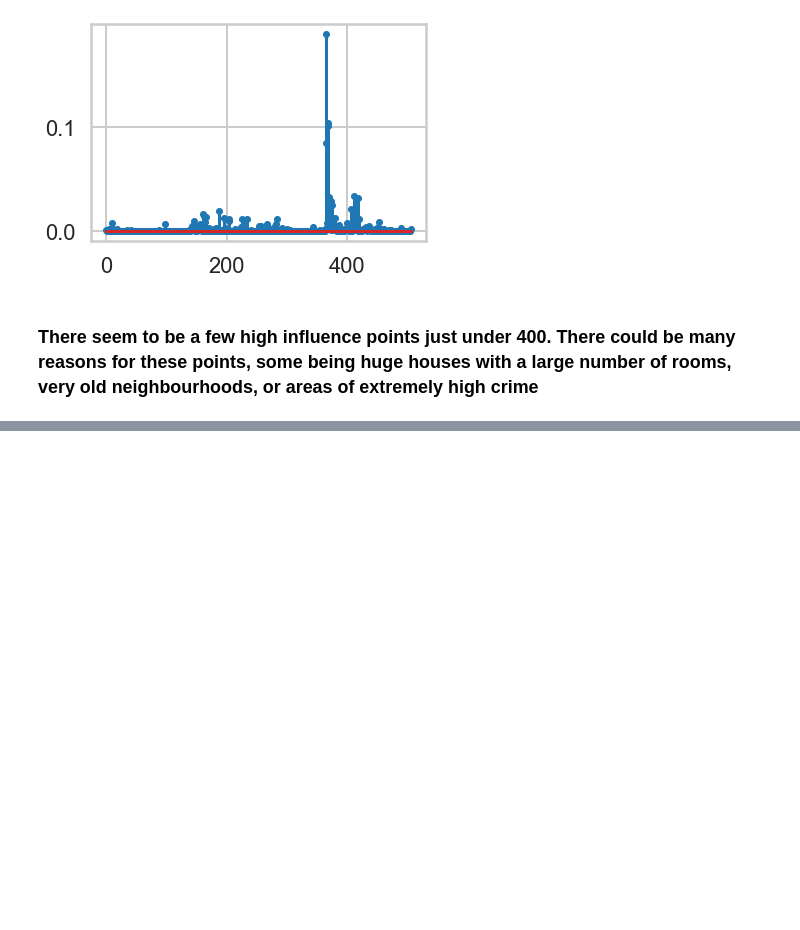
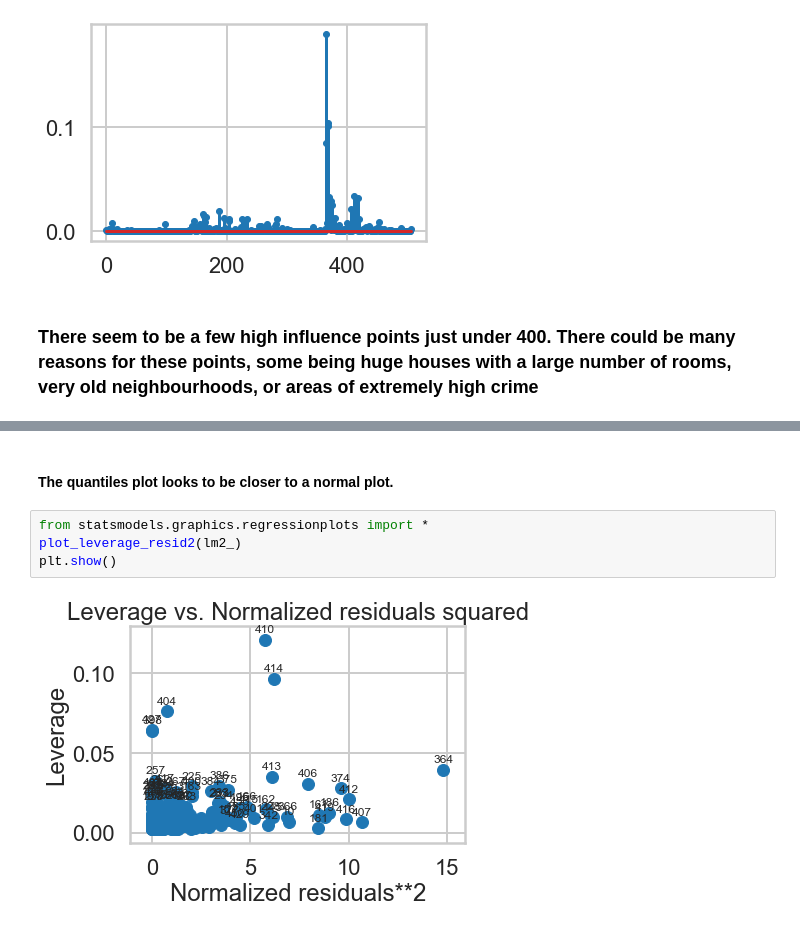
Before and after one commit to andrewyyip/Springboard-CT, a Jupyter notebook: Mini_Project_Linear_Regression.ipynb, the cells around one changed output, grey strips where cells are left out. Cells and saved outputs as stored; diff of their text form; blank space fills up the shorter version.

```diff
--- a/Mini_Project_Linear_Regression.ipynb
+++ b/Mini_Project_Linear_Regression.ipynb
@@ -989,0 +1017,8 @@ plt.stem(np.arange(len(c)), c, markerfmt = '.')
+# %% [markdown]
+#### The quantiles plot looks to be closer to a normal plot.
+# %%
+from statsmodels.graphics.regressionplots import *
+plot_leverage_resid2(lm2_)
+plt.show()
+# %% [output]
+[figure, added]
```
Also changed, not shown: parts of 24 cells of this notebook.
